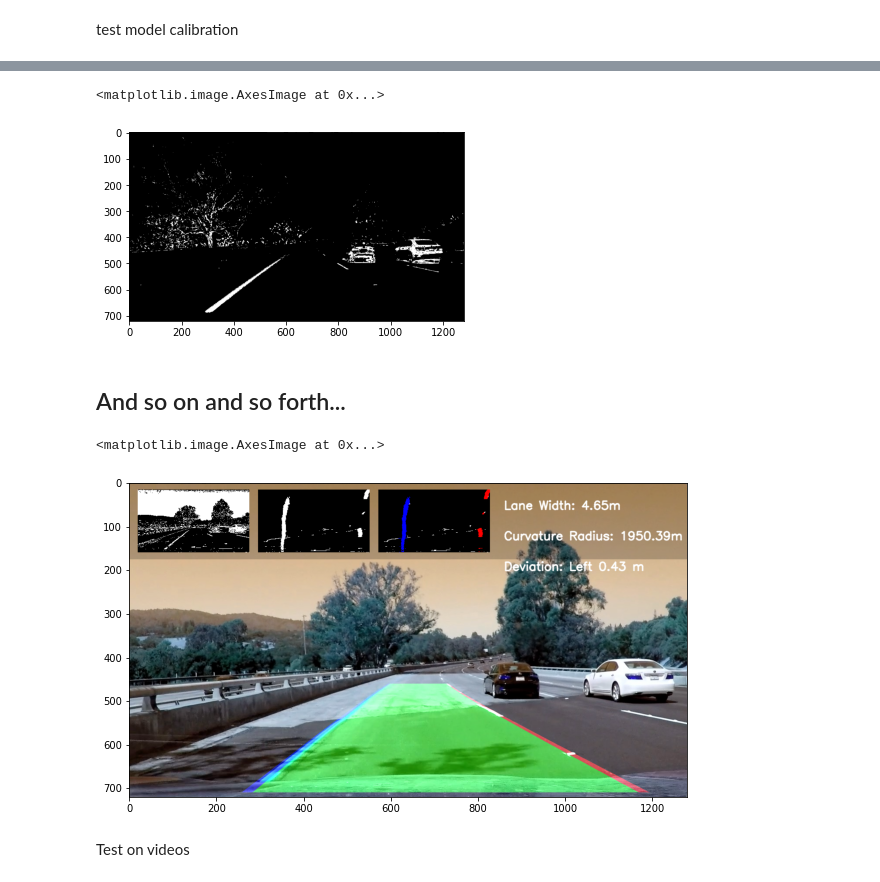
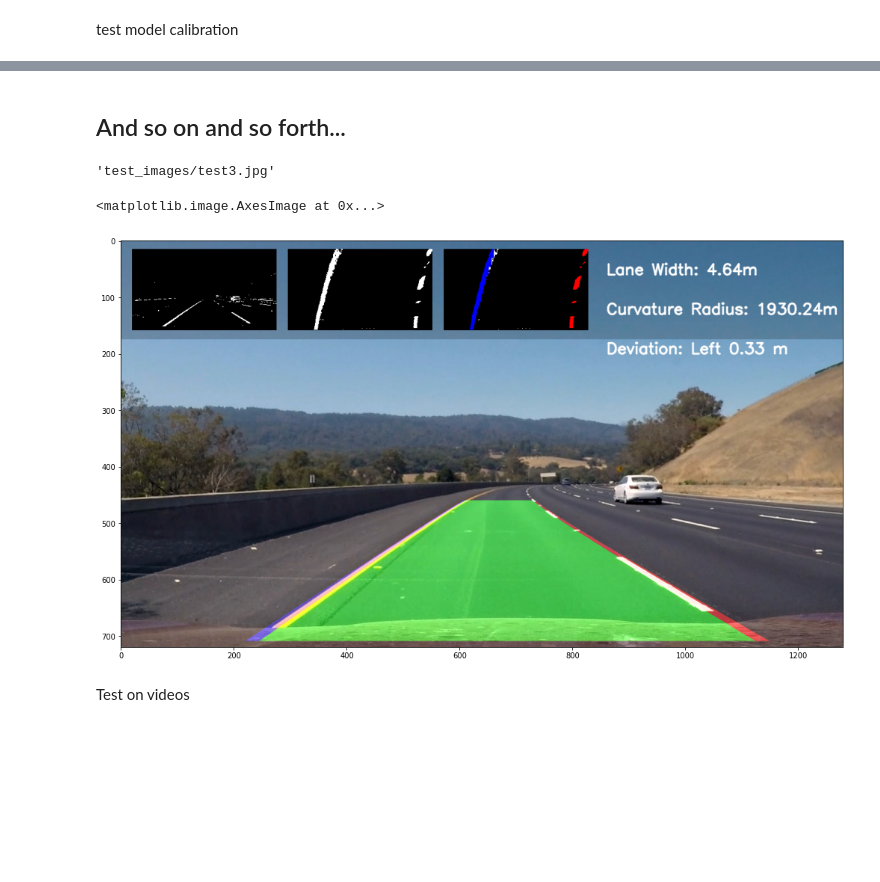
Before and after one commit to chen-bowen/Self_Driving_Car, a Jupyter notebook: 2. Advanced_Lane_Detection/Advance Lane Detection Playground.ipynb, the cells around one changed output, grey strips where cells are left out. Saved outputs shown, nothing was run; the diff lists cells and outputs as text; code cells hidden in the pictures; blank space fills up the shorter version.

Commit message:
add cache

```diff
--- a/2. Advanced_Lane_Detection/Advance Lane Detection Playground.ipynb
+++ b/2. Advanced_Lane_Detection/Advance Lane Detection Playground.ipynb
@@ -57,13 +36,0 @@ plt.imshow(binary2, cmap="gray")
-# %%
-hls = cv2.cvtColor(image, cv2.COLOR_RGB2HLS)
-H = hls[:, :, 0]
-L = hls[:, :, 1]
-S = hls[:, :, 2]
-
-thresh = (150, 255)
-binary3 = np.zeros_like(S)
-binary3[(S > thresh[0]) & (S <= thresh[1])] = 1
-plt.imshow(binary3, cmap="gray")
-# %% [output]
-<matplotlib.image.AxesImage at 0x...>
-[figure, removed]
@@ -153,24 +37,13 @@ def process_frame(
 # %% [markdown]
 ## And so on and so forth...
 # %%
-test_img = glob.glob("test_images/*.jpg")[2]
-img = cv2.imread(test_img)
-(
-    color_filtered_img,
-    gradient_filtered_img,
-    combined_filtered_image,
-    birdeye_filtered_img,
-    birdeye_original_img,
-    left_lane,
-    right_lane,
-    img_fit,
-    res_frame,
-) = process_frame(
-    img,
+test_img = glob.glob("test_images/*.jpg")[4]
+img = mpimg.imread(test_img)
+lane = LaneDetectionPipeline(
     gradient_params=dict(
         sobel_kernel_size=3,
-        sobel_threshold=(20, 100),
-        magnitude_threshold=(50, 255),
+        sobel_threshold=(70, 100),
+        magnitude_threshold=(90, 255),
         direction_threshold=(0.7, 1.3),
     ),
     color_params=dict(s_thresholds=(150, 255), r_thresholds=(200, 255)),
@@ -185,13 +58,20 @@ img = cv2.imread(test_img)
         lane_colors=[(0, 0, 255), (255, 0, 0)],
         road_region_color=(0, 255, 0),
     ),
+    line_object_params=dict(cache_size=15),
 )
+res_frame = lane.process_frame(img)
+# %%
+test_img
+# %% [output]
+'test_images/test3.jpg'
 # %%
-plt.figure(figsize=(10, 7))
+plt.figure(figsize=(20, 10))
 plt.imshow(res_frame)
+plt.imsave("examples/color_filter.jpg"）
 # %% [output]
 <matplotlib.image.AxesImage at 0x...>
-[figure, old version]
+[figure, new version]
 # %% [markdown]
 Test on videos
 # %%
```
Also changed, not shown: parts of 4 cells of this notebook, 6 other files.
